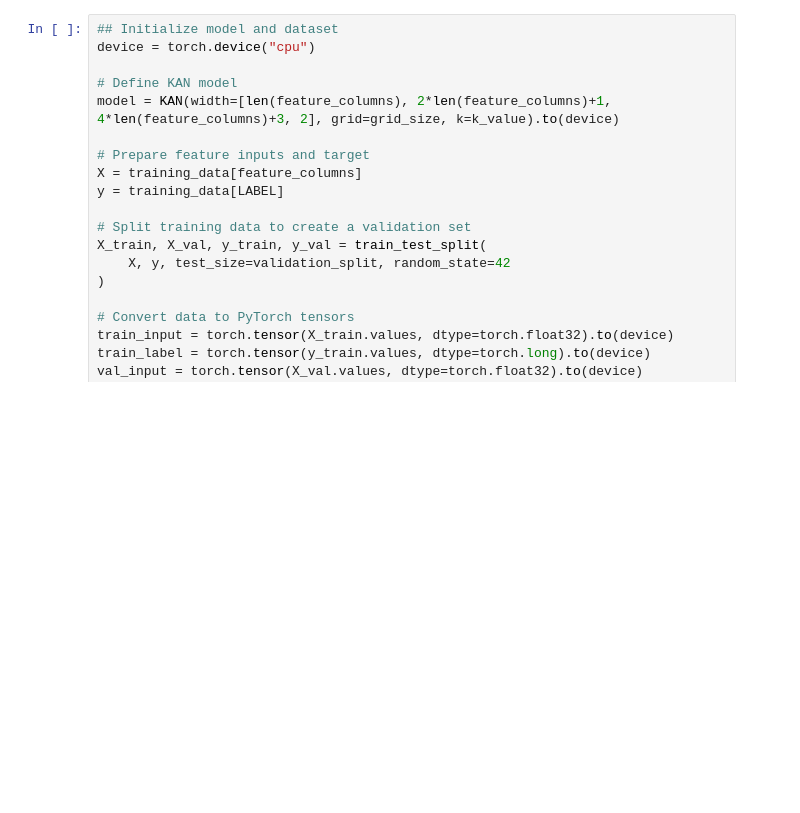
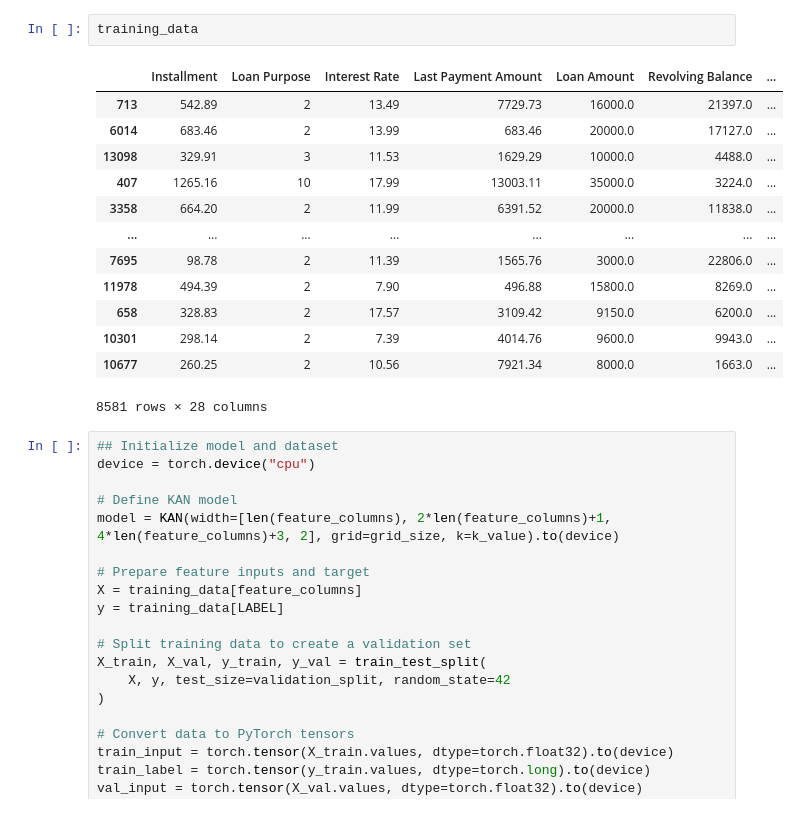
Before and after one commit to Dong237/RiskReasoner, a Jupyter notebook: LR++/kan_classification.ipynb, the cells around one changed output. Cells and saved outputs as stored; diff of their text form; blank space fills up the shorter version.

```diff
--- a/XAI/kan_classification.ipynb
+++ b/LR++/kan_classification.ipynb
@@ -169,3 +183,19 @@ feature_columns = [col for col in training_data.columns if col != LABEL]
+# %%
+training_data
+# %% [output]
+|  | Installment | Loan Purpose | Interest Rate | Last Payment Amount | Loan Amount | Revolving Balance | ... |
+| 713 | 542.89 | 2 | 13.49 | 7729.73 | 16000.0 | 21397.0 | ... |
+| 6014 | 683.46 | 2 | 13.99 | 683.46 | 20000.0 | 17127.0 | ... |
+| 13098 | 329.91 | 3 | 11.53 | 1629.29 | 10000.0 | 4488.0 | ... |
+| 407 | 1265.16 | 10 | 17.99 | 13003.11 | 35000.0 | 3224.0 | ... |
+| 3358 | 664.20 | 2 | 11.99 | 6391.52 | 20000.0 | 11838.0 | ... |
+| ... | ... | ... | ... | ... | ... | ... | ... |
+| 7695 | 98.78 | 2 | 11.39 | 1565.76 | 3000.0 | 22806.0 | ... |
+| 11978 | 494.39 | 2 | 7.90 | 496.88 | 15800.0 | 8269.0 | ... |
+| 658 | 328.83 | 2 | 17.57 | 3109.42 | 9150.0 | 6200.0 | ... |
+| 10301 | 298.14 | 2 | 7.39 | 4014.76 | 9600.0 | 9943.0 | ... |
+| 10677 | 260.25 | 2 | 10.56 | 7921.34 | 8000.0 | 1663.0 | ... |
+8581 rows × 28 columns
 # %%
 ## Initialize model and dataset
 device = torch.device("cpu")
```
Also changed, not shown: parts of 4 cells of this notebook, 23 other files.
